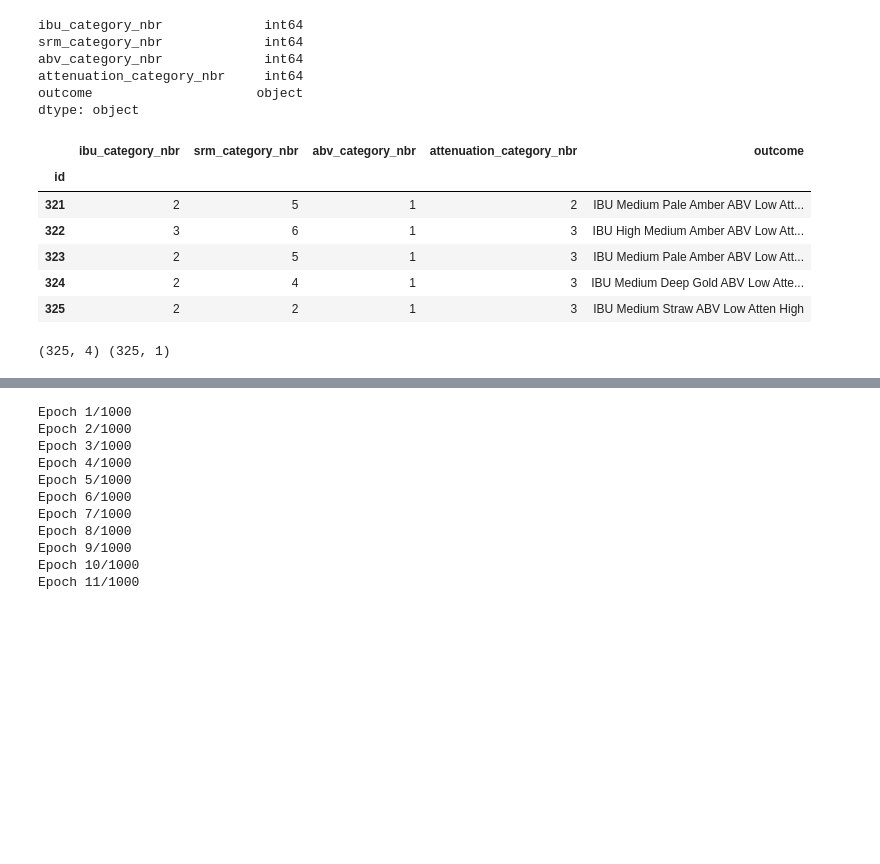
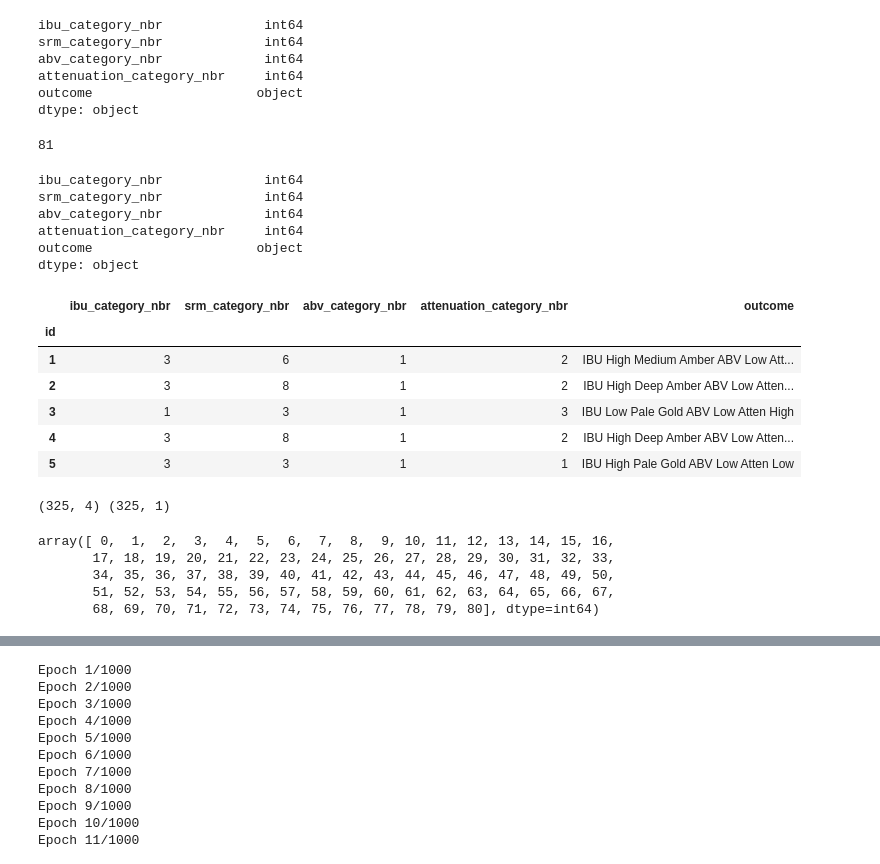
Before and after one commit to Gabriela5068/Beer_Project, a Jupyter notebook: Beer/datacleantodb-Copy1.ipynb, the cells around one changed output, grey strips where cells are left out. Saved outputs shown, nothing was run; the diff lists cells and outputs as text; code cells hidden in the pictures; blank space fills up the shorter version.

```diff
--- a/Beer/datacleantodb-Copy1.ipynb
+++ b/Beer/datacleantodb-Copy1.ipynb
@@ -79,3 +48,36 @@ modifiedjson=modifiedjson.fillna(modifiedjson.mean())
+# %%
+## lk
+#function to turn SRM categories into a number
+def srmCat2(i):
+    if i['srm_category'] == 'Pale Lager, Pilsner, Witbier, Berliner Weisse':
+        return 1
+#   elif 25 >= i['ibu'] < 40:
+    elif i['srm_category'] == 'Straw':
+        return 2
+    elif i['srm_category'] == 'Pale Gold':
+        return 3
+    elif i['srm_category'] == 'Deep Gold':
+        return 4
+    elif i['srm_category'] == 'Pale Amber':
+        return 5
+    elif i['srm_category'] == 'Medium Amber':
+        return 6
+    elif i['srm_category'] == 'Amber Brown':
+        return 7
+    elif i['srm_category'] == 'Deep Amber':
+        return 8
+    elif i['srm_category'] == 'Brown':
+        return 9
+    elif i['srm_category'] == 'Ruby Brown':
+        return 10
+    elif i['srm_category'] == 'Deep Brown':
+        return 11
+    elif i['srm_category'] == 'Black':
+        return 12
+    else:
+        return 13
+
+modifiedjson['srm_category_nbr'] = modifiedjson.apply(srmCat2, axis =1)
 # %%
 #function to scale ibu into 3 categories
 def ibuCat(i):
@@ -393,3 +396,7 @@ abv_category_nbr             int64
 attenuation_category_nbr     int64
 outcome                     object
 dtype: object
+# %%
+len(learning2['outcome'].unique())
+# %% [output]
+81
@@ -396,13 +411,24 @@ dtype: object
+# %%
+feature_names = learning2.columns
+learning2.to_csv('learning2.csv')
+learning2.dtypes
+# %% [output]
+ibu_category_nbr             int64
+srm_category_nbr             int64
+abv_category_nbr             int64
+attenuation_category_nbr     int64
+outcome                     object
+dtype: object
 # %%
-learning2.tail()
+learning2.head()
 # %% [output]
 |  | ibu_category_nbr | srm_category_nbr | abv_category_nbr | attenuation_category_nbr | outcome |
 | id |  |  |  |  |  |
-| 321 | 2 | 5 | 1 | 2 | IBU Medium Pale Amber ABV Low Att... |
-| 322 | 3 | 6 | 1 | 3 | IBU High Medium Amber ABV Low Att... |
-| 323 | 2 | 5 | 1 | 3 | IBU Medium Pale Amber ABV Low Att... |
-| 324 | 2 | 4 | 1 | 3 | IBU Medium Deep Gold ABV Low Atte... |
-| 325 | 2 | 2 | 1 | 3 | IBU Medium Straw ABV Low Atten High |
+| 1 | 3 | 6 | 1 | 2 | IBU High Medium Amber ABV Low Att... |
+| 2 | 3 | 8 | 1 | 2 | IBU High Deep Amber ABV Low Atten... |
+| 3 | 1 | 3 | 1 | 3 | IBU Low Pale Gold ABV Low Atten High |
+| 4 | 3 | 8 | 1 | 2 | IBU High Deep Amber ABV Low Atten... |
+| 5 | 3 | 3 | 1 | 1 | IBU High Pale Gold ABV Low Atten Low |
 # %%
 # applying One-Hot Enconding
 # Step 0: Reformat data
@@ -420,6 +446,15 @@ from sklearn.preprocessing import LabelEncoder
 label_encoder = LabelEncoder()
 label_encoder.fit(y)
 encoded_y = label_encoder.transform(y)
+
+list(label_encoder.classes_)
+label_encoder.transform(list(label_encoder.classes_))
+# %% [output]
+array([ 0,  1,  2,  3,  4,  5,  6,  7,  8,  9, 10, 11, 12, 13, 14, 15, 16,
+       17, 18, 19, 20, 21, 22, 23, 24, 25, 26, 27, 28, 29, 30, 31, 32, 33,
+       34, 35, 36, 37, 38, 39, 40, 41, 42, 43, 44, 45, 46, 47, 48, 49, 50,
+       51, 52, 53, 54, 55, 56, 57, 58, 59, 60, 61, 62, 63, 64, 65, 66, 67,
+       68, 69, 70, 71, 72, 73, 74, 75, 76, 77, 78, 79, 80], dtype=int64)
 # %%
 for label, original_class in zip(encoded_y, y):
     print('Original Class: ' + str(original_class))
```
Also changed, not shown: parts of 27 cells of this notebook, 1 other file.
